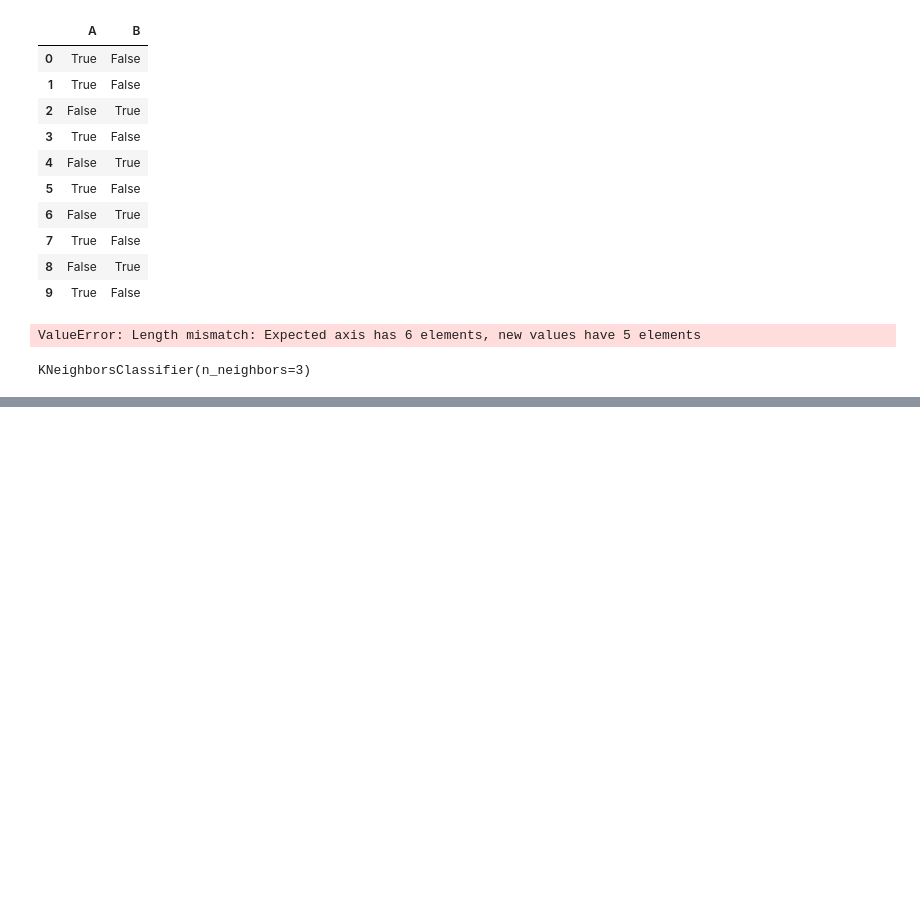
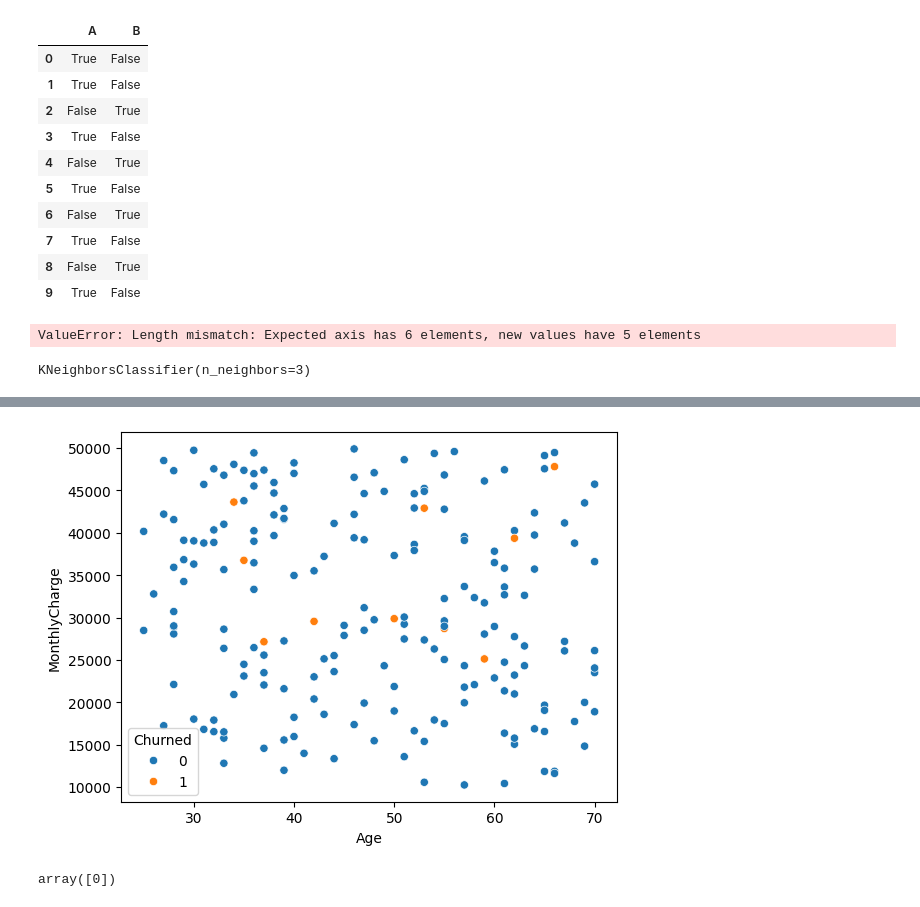
Before and after one commit to rahul8879/ai-engineering_full_stack, a Jupyter notebook: 03_Machine_learning/classication_alogo_in_different_cases.ipynb, the cells around one changed output, grey strips where cells are left out. Cells and saved outputs as stored; diff of their text form; code cells hidden in the pictures; blank space fills up the shorter version.

Commit message:
added the session code + data

```diff
--- a/03_Machine_learning/classication_alogo_in_different_cases.ipynb
+++ b/03_Machine_learning/classication_alogo_in_different_cases.ipynb
@@ -77,3 +77,14 @@ model = KNeighborsClassifier(n_neighbors=3)
 model.fit(X, Y)
 # %% [output]
 KNeighborsClassifier(n_neighbors=3)
+# %%
+# imbalance data set
+import pandas as pd
+import numpy as np
+chrun_data = pd.read_csv('/Users/rahultiwari/Documents/02_Freelancing/Hachion_batch/full_stack_ai_engineering/03_Machine_learning/churn_data.csv')
+chrun_data.head()
+
+# lets create more columns
+
+chrun_data['Salary'] = np.random.randint(10000, 50000, chrun_data.shape[0])
+chrun_data.head()
@@ -79,0 +150,22 @@ KNeighborsClassifier(n_neighbors=3)
+# %%
+# plot the x_train, y_train
+
+import matplotlib.pyplot as plt
+import seaborn as sns
+sns.scatterplot(data=chrun_data,x='Age',y='Salary',hue='Churned')
+plt.xlabel('Age')
+plt.ylabel('MonthlyCharge')
+plt.show()
+# %% [output]
+[figure, added]
+# %%
+new_customer = pd.DataFrame({
+    "Age": [3534534545454],   #
+    "MonthlyCharge": [62],
+    "Salary": [2423423423423]
+})
+
+new_pred = model.predict(new_customer)
+new_pred
+# %% [output]
+array([0])
```
Also changed, not shown: parts of 13 cells of this notebook, 1 other file.
